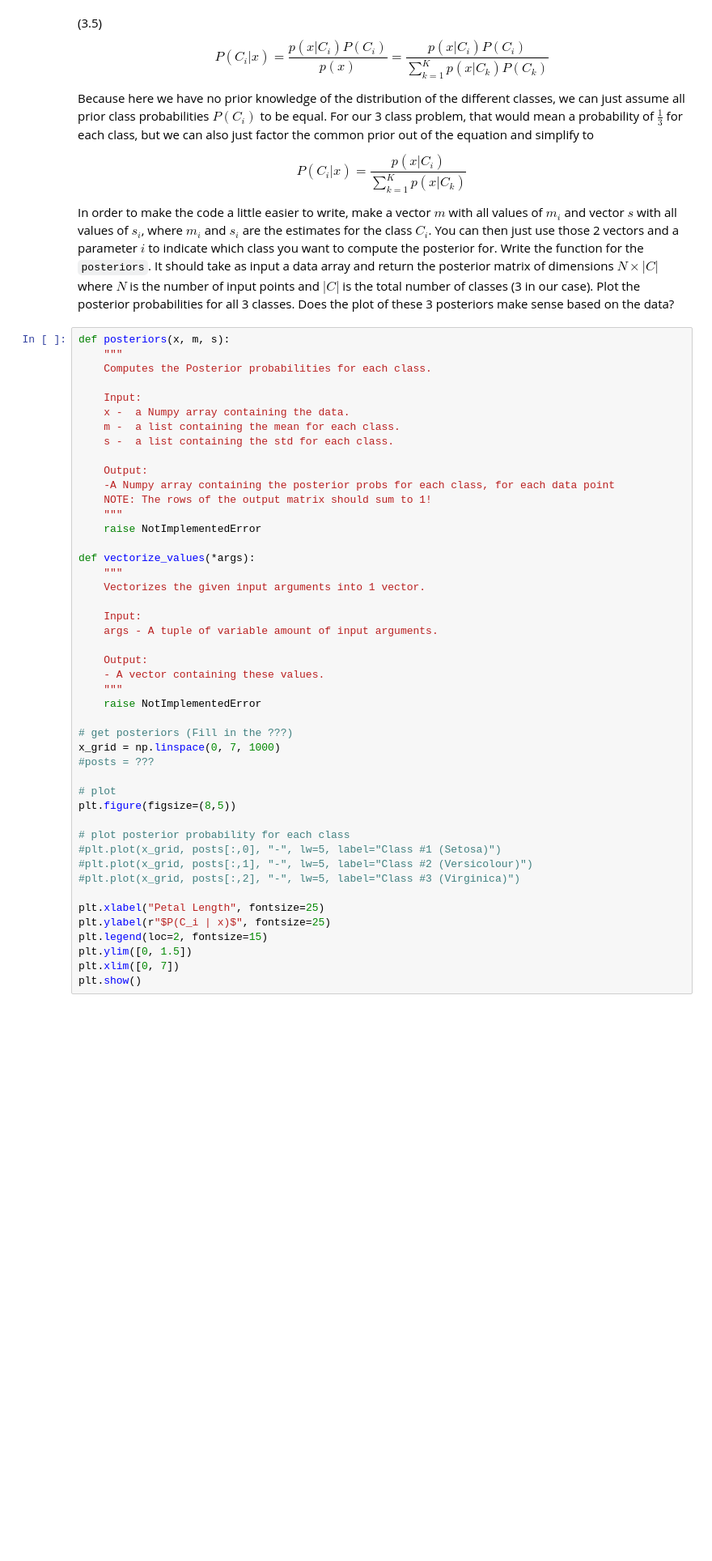
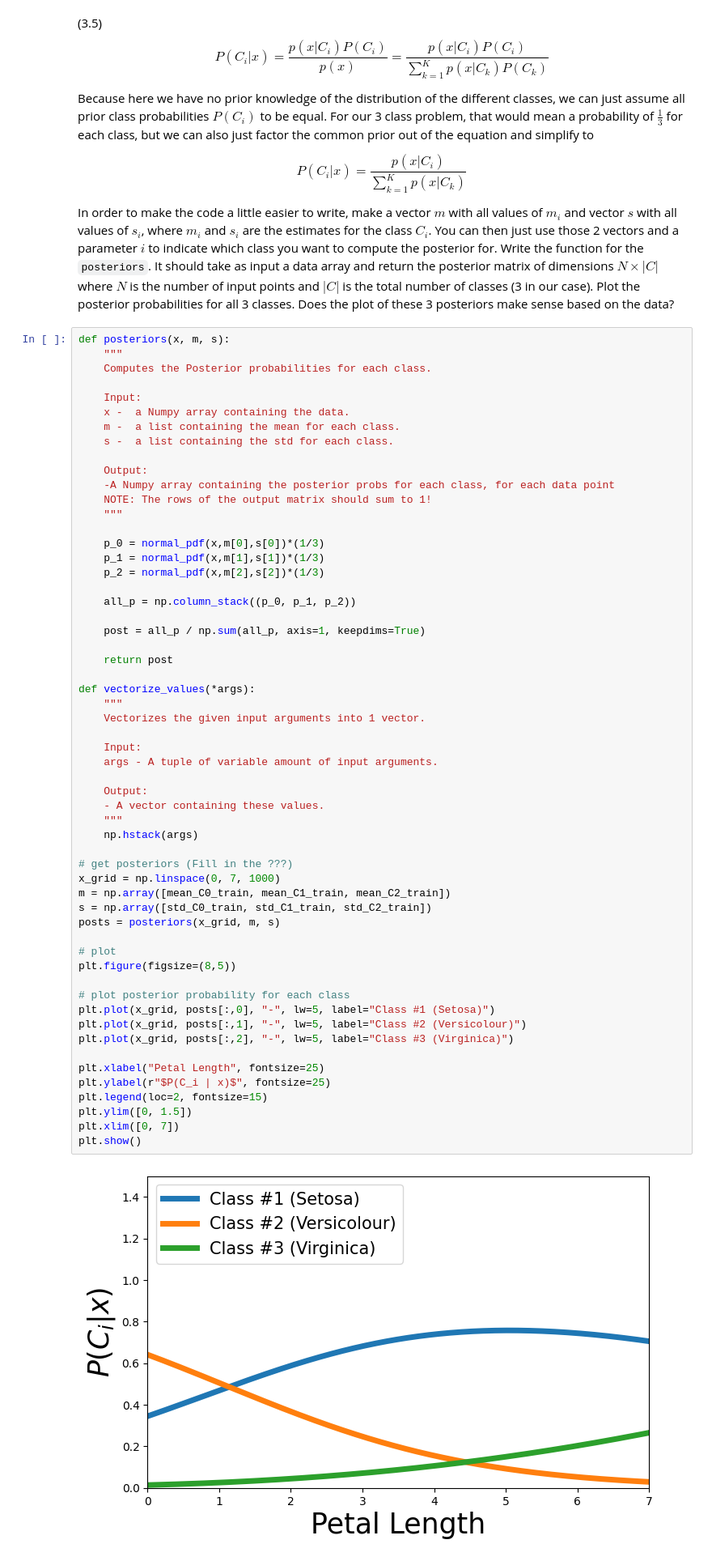
Before and after one commit to Hugovveen/ML-2, a Jupyter notebook: Assignment_2_CodeGrade_V2.ipynb, the cells around one changed output. Shown at 81% size. Saved outputs shown, nothing was run; the diff lists cells and outputs as text; blank space fills up the shorter version.

```diff
--- a/Assignment_2_CodeGrade_V2.ipynb
+++ b/Assignment_2_CodeGrade_V2.ipynb
@@ -366,39 +368,52 @@ def posteriors(x, m, s):
     Output:
     -A Numpy array containing the posterior probs for each class, for each data point
     NOTE: The rows of the output matrix should sum to 1!
     """
-    raise NotImplementedError
+
+    p_0 = normal_pdf(x,m[0],s[0])*(1/3)
+    p_1 = normal_pdf(x,m[1],s[1])*(1/3)
+    p_2 = normal_pdf(x,m[2],s[2])*(1/3)
+
+    all_p = np.column_stack((p_0, p_1, p_2))
+
+    post = all_p / np.sum(all_p, axis=1, keepdims=True)
+
+    return post
 
 def vectorize_values(*args):
     """
     Vectorizes the given input arguments into 1 vector.
 
     Input:
     args - A tuple of variable amount of input arguments.
 
     Output:
     - A vector containing these values.
     """
-    raise NotImplementedError
+    np.hstack(args)
 
 # get posteriors (Fill in the ???)
 x_grid = np.linspace(0, 7, 1000)
-#posts = ???
+m = np.array([mean_C0_train, mean_C1_train, mean_C2_train])
+s = np.array([std_C0_train, std_C1_train, std_C2_train])
+posts = posteriors(x_grid, m, s)
 
 # plot
 plt.figure(figsize=(8,5))
 
 # plot posterior probability for each class
-#plt.plot(x_grid, posts[:,0], "-", lw=5, label="Class #1 (Setosa)")
-#plt.plot(x_grid, posts[:,1], "-", lw=5, label="Class #2 (Versicolour)")
-#plt.plot(x_grid, posts[:,2], "-", lw=5, label="Class #3 (Virginica)")
+plt.plot(x_grid, posts[:,0], "-", lw=5, label="Class #1 (Setosa)")
+plt.plot(x_grid, posts[:,1], "-", lw=5, label="Class #2 (Versicolour)")
+plt.plot(x_grid, posts[:,2], "-", lw=5, label="Class #3 (Virginica)")
 
 plt.xlabel("Petal Length", fontsize=25)
 plt.ylabel(r"$P(C_i | x)$", fontsize=25)
 plt.legend(loc=2, fontsize=15)
 plt.ylim([0, 1.5])
 plt.xlim([0, 7])
 plt.show()
+# %% [output]
+[figure, added]
 # %% [markdown]
 ## Bayes Classifier [2 pts]
 
```
Also changed, not shown: parts of 5 cells of this notebook.
